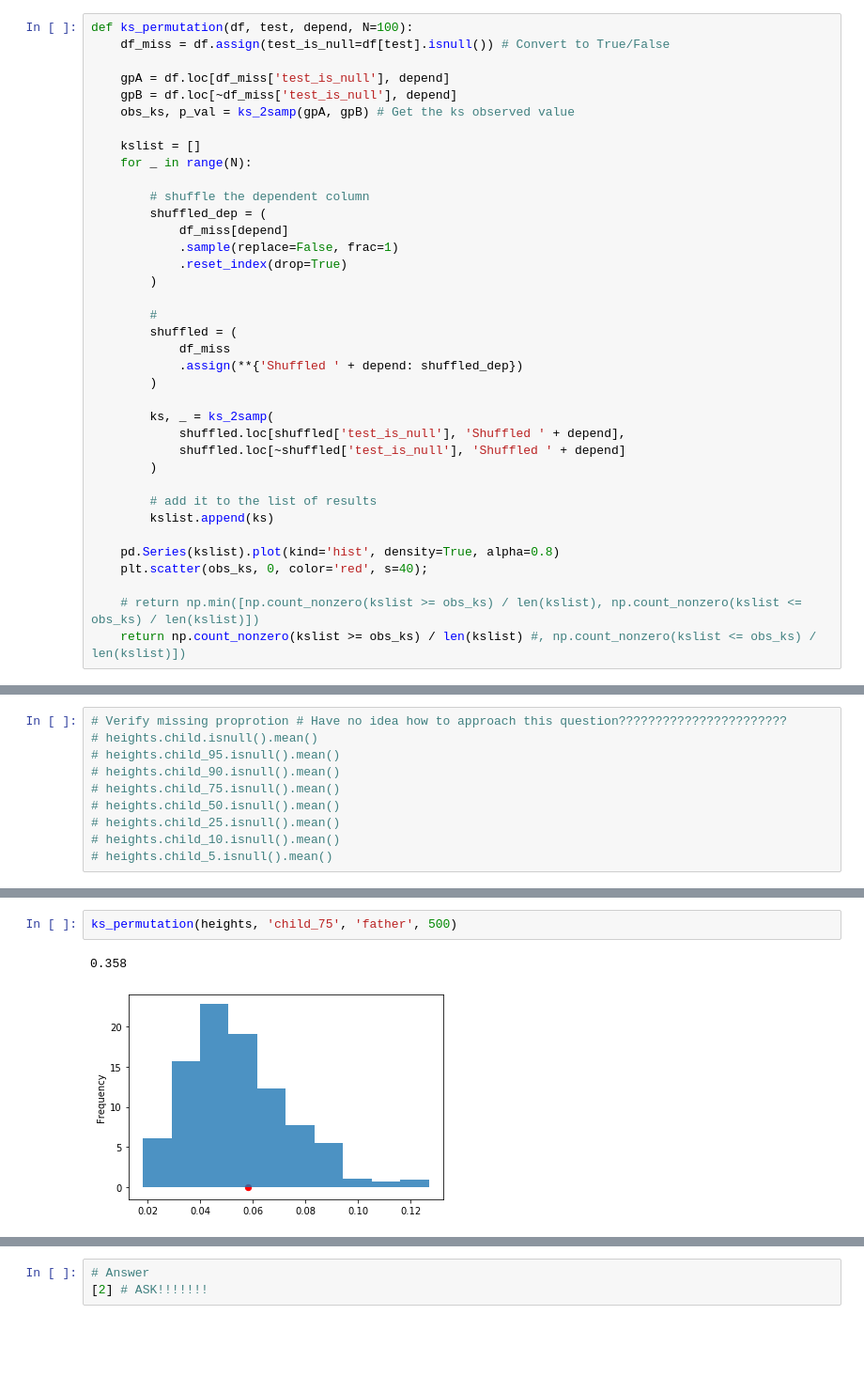
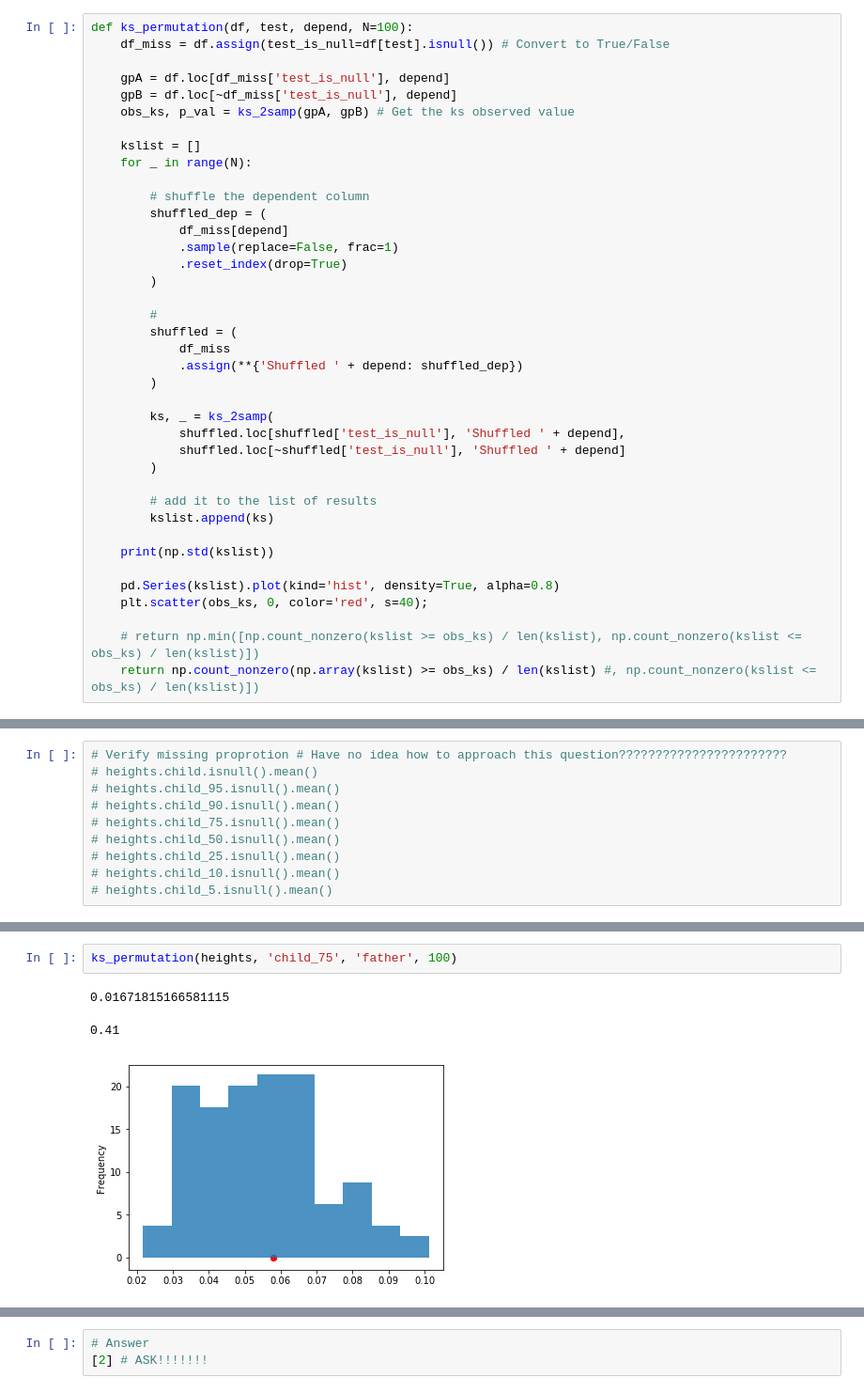
Before and after one commit to AECassAWei/dsc80-wi20, a Jupyter notebook: labs/lab05/lab05.ipynb, the cells around one changed output, grey strips where cells are left out. Shown at 94% size. Drawn from its saved outputs; the diff is of its cells as text; blank space fills up the shorter version.

```diff
--- a/labs/lab05/lab05.ipynb
+++ b/labs/lab05/lab05.ipynb
@@ -275,11 +284,13 @@ def ks_permutation(df, test, depend, N=100):
         # add it to the list of results
         kslist.append(ks)
 
+    print(np.std(kslist))
+
     pd.Series(kslist).plot(kind='hist', density=True, alpha=0.8)
     plt.scatter(obs_ks, 0, color='red', s=40);
 
     # return np.min([np.count_nonzero(kslist >= obs_ks) / len(kslist), np.count_nonzero(kslist <= obs_ks) / len(kslist)])
-    return np.count_nonzero(kslist >= obs_ks) / len(kslist) #, np.count_nonzero(kslist <= obs_ks) / len(kslist)])
+    return np.count_nonzero(np.array(kslist) >= obs_ks) / len(kslist) #, np.count_nonzero(kslist <= obs_ks) / len(kslist)])
 # %%
 ks_permutation(payments_age, 'credit_card_number', 'age', 100000) # Verify if my function is correct
 # %% [output]
@@ -359,6 +376,7 @@ ks_permutation(heights, 'child_90', 'father', 500)
 # %%
-ks_permutation(heights, 'child_75', 'father', 500)
+ks_permutation(heights, 'child_75', 'father', 100)
 # %% [output]
-0.358
+0.01671815166581115
+0.41
-[figure, old version]
+[figure, new version]
 # %%
```
Also changed, not shown: parts of 26 cells of this notebook, 2 other files.
